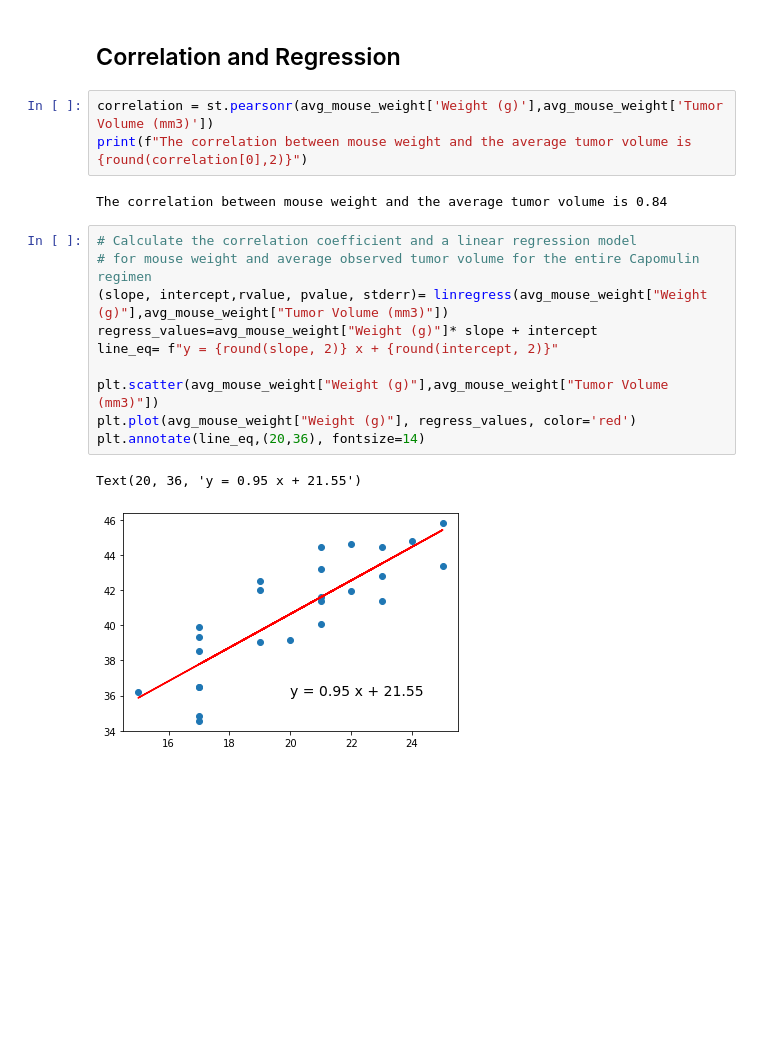
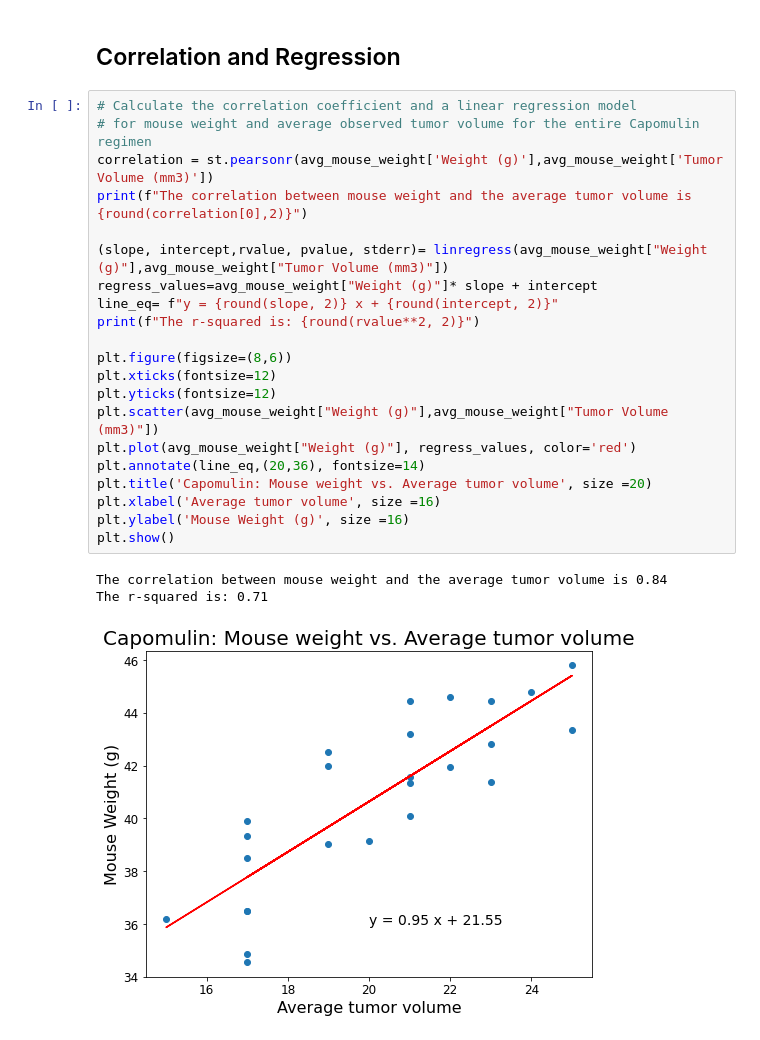
Before and after one commit to Jayplect/Pymaceuticals, a Jupyter notebook: pymaceuticals_starter.ipynb, the cells around one changed output. Drawn from its saved outputs; the diff is of its cells as text; blank space fills up the shorter version.

```diff
--- a/pymaceuticals_starter.ipynb
+++ b/pymaceuticals_starter.ipynb
@@ -393,20 +402,27 @@ plt.show()
 # %% [markdown]
 ## Correlation and Regression
-# %%
-correlation = st.pearsonr(avg_mouse_weight['Weight (g)'],avg_mouse_weight['Tumor Volume (mm3)'])
-print(f"The correlation between mouse weight and the average tumor volume is {round(correlation[0],2)}")
-# %% [output]
-The correlation between mouse weight and the average tumor volume is 0.84
 # %%
 # Calculate the correlation coefficient and a linear regression model
 # for mouse weight and average observed tumor volume for the entire Capomulin regimen
+correlation = st.pearsonr(avg_mouse_weight['Weight (g)'],avg_mouse_weight['Tumor Volume (mm3)'])
+print(f"The correlation between mouse weight and the average tumor volume is {round(correlation[0],2)}")
+
 (slope, intercept,rvalue, pvalue, stderr)= linregress(avg_mouse_weight["Weight (g)"],avg_mouse_weight["Tumor Volume (mm3)"])
 regress_values=avg_mouse_weight["Weight (g)"]* slope + intercept
 line_eq= f"y = {round(slope, 2)} x + {round(intercept, 2)}"
+print(f"The r-squared is: {round(rvalue**2, 2)}")
 
+plt.figure(figsize=(8,6))
+plt.xticks(fontsize=12)
+plt.yticks(fontsize=12)
 plt.scatter(avg_mouse_weight["Weight (g)"],avg_mouse_weight["Tumor Volume (mm3)"])
 plt.plot(avg_mouse_weight["Weight (g)"], regress_values, color='red')
 plt.annotate(line_eq,(20,36), fontsize=14)
+plt.title('Capomulin: Mouse weight vs. Average tumor volume', size =20)
+plt.xlabel('Average tumor volume', size =16)
+plt.ylabel('Mouse Weight (g)', size =16)
+plt.show()
 # %% [output]
-Text(20, 36, 'y = 0.95 x + 21.55')
+The correlation between mouse weight and the average tumor volume is 0.84
+The r-squared is: 0.71
-[figure, old version]
+[figure, new version]
```
Also changed, not shown: parts of 14 cells of this notebook.
